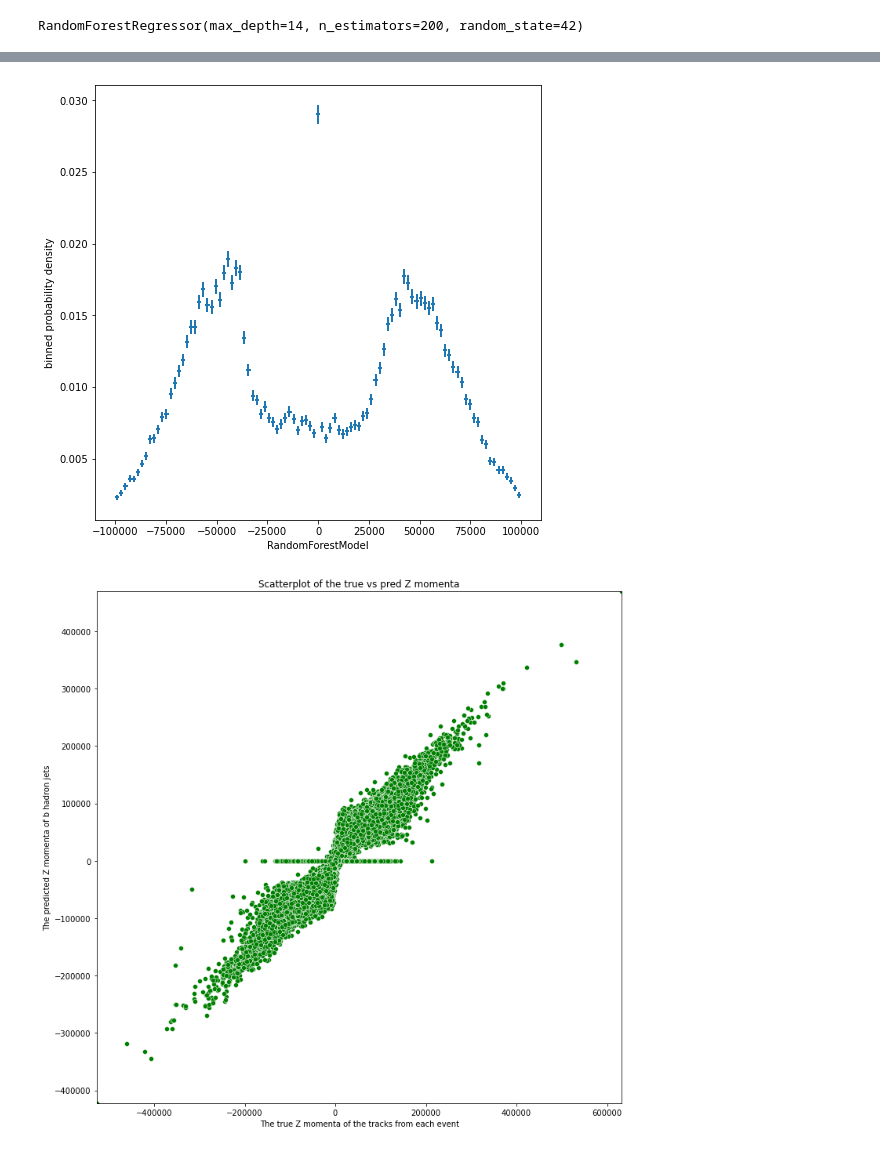
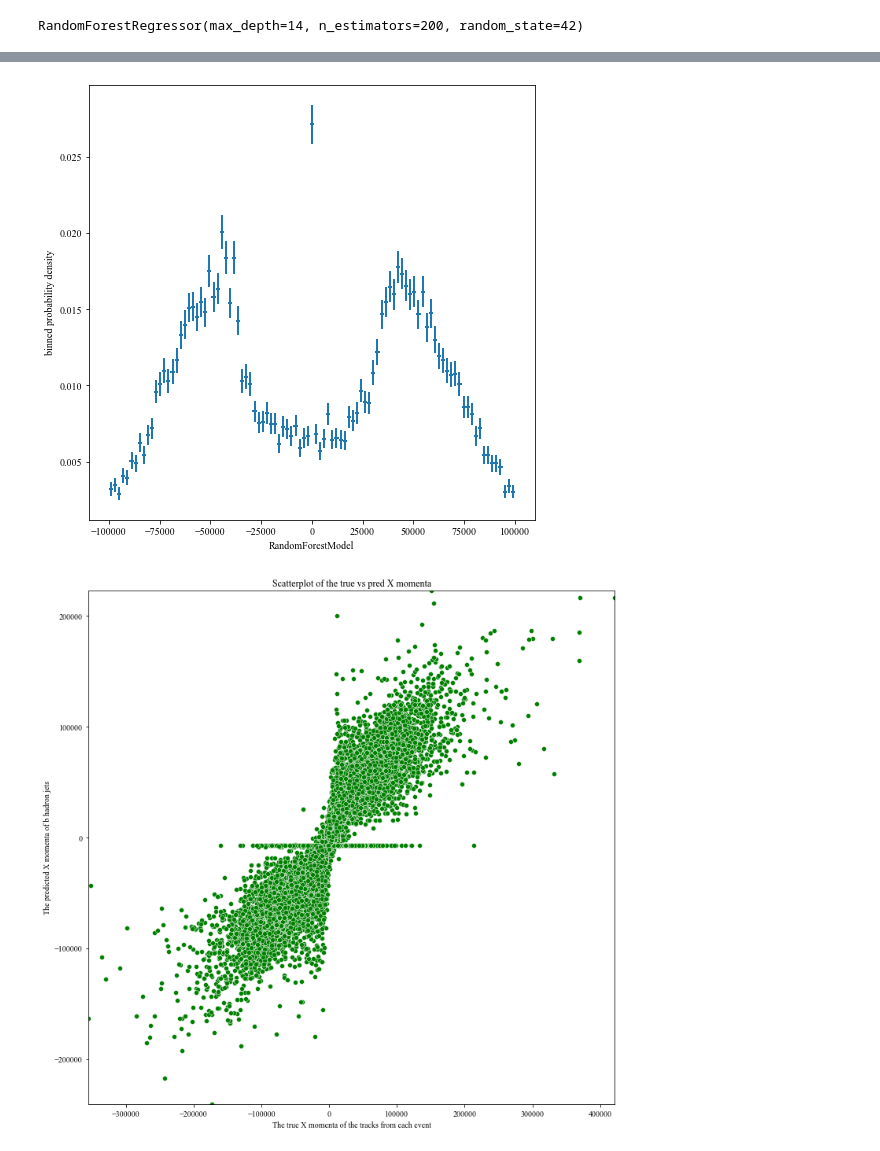
Before and after one commit to InquisitorNova/hffragKaylen, a Jupyter notebook: ThePlayground.ipynb, the cells around one changed output, grey strips where cells are left out. Drawn from its saved outputs; the diff is of its cells as text; code cells hidden in the pictures.

```diff
--- a/ThePlayground.ipynb
+++ b/ThePlayground.ipynb
@@ -19 +19,8 @@ import DeepSetNeuralNetArchitecture
+# %%
+%matplotlib inline
+plt.rcParams['axes.facecolor'] = 'white'
+plt.rcParams['savefig.facecolor'] = 'red'
+plt.rc('text',usetex = False)
+plt.rc('font',family = 'Times New Roman')
+%config InlineBackend.print_figure_kwargs={'facecolor' : "w"}
 # %%
@@ -537,0 +551,7 @@ The Loaded DeepNet has loss:  [34.96211242675781, 100.16029357910156] 3
+# %%
+from sklearn.model_selection import train_test_split
+X_1= np.ma.masked_equal(tracks[:,:,0],-999)
+print(X_1.mask)
+print(np.shape(X_1),np.shape(bhads[:,0]))
+X_train_ml,X_valid_ml,y_train_ml,y_valid_ml = train_test_split(X_1,bhads[:,0],random_state = 42)
+print(np.shape(X_train_ml),np.shape(y_train_ml))
@@ -538,6 +568,5 @@ The Loaded DeepNet has loss:  [34.96211242675781, 100.16029357910156] 3
 # %%
-X_1= np.ma.masked_equal(tracks[:,:,0],-999)
 ForestRegressor = RandomForestRegressor(n_estimators = 200, max_depth = 14, random_state = 42)
-ForestRegressor.fit(X_1,bhads[:,0])
+ForestRegressor.fit(X_train_ml,y_train_ml)
 # %% [output]
 RandomForestRegressor(max_depth=14, n_estimators=200, random_state=42)
@@ -549,8 +577,8 @@ ForestRegressor.score(X_1,bhads[:,0])
 # %%
-Predictions = ForestRegressor.predict(X_1)
+Predictions = ForestRegressor.predict(X_valid_ml)
 mean = np.mean(Predictions)
 std = np.std(Predictions)
-Pull_RandomForest = (Predictions - bhads[:,0])/std
+Pull_RandomForest = (Predictions - y_valid_ml)/std
 mean2 = np.mean(Pull_RandomForest)
 std2 = np.std(Pull_RandomForest)
 print(mean,std)
@@ -569,19 +603,19 @@ binneddensity(Pull_RandomForest, fixedbinning(-1,1,100), xlabel ="RandomForestMo
 # %%
 binneddensity(Predictions, fixedbinning(-100000,100000,100), xlabel ="RandomForestModel")
 # %% [output]
-[figure, old version]
+[figure, new version]
 # %%
 fig,ax = plt.subplots(figsize = (12,12))
 sns.scatterplot(
-    x = bhads[:,0],
+    x = y_valid_ml,
     y = Predictions,
     color = "green"
 )
-ax.set_title("Scatterplot of the true vs pred Z momenta")
-ax.set_xlim([np.min(bhads[:,0]),np.max(bhads[:,0])])
+ax.set_title("Scatterplot of the true vs pred X momenta")
+ax.set_xlim([np.min(y_valid_ml),np.max(y_valid_ml)])
 ax.set_ylim([np.min(Predictions),np.max(Predictions)])
-ax.set_xlabel("The true Z momenta of the tracks from each event")
-ax.set_ylabel("The predicted Z momenta of b hadron jets")
+ax.set_xlabel("The true X momenta of the tracks from each event")
+ax.set_ylabel("The predicted X momenta of b hadron jets")
 plt.show()
 # %% [output]
-[figure, old version]
+[figure, new version]
```
Also changed, not shown: parts of 62 cells of this notebook, 8 other files.
